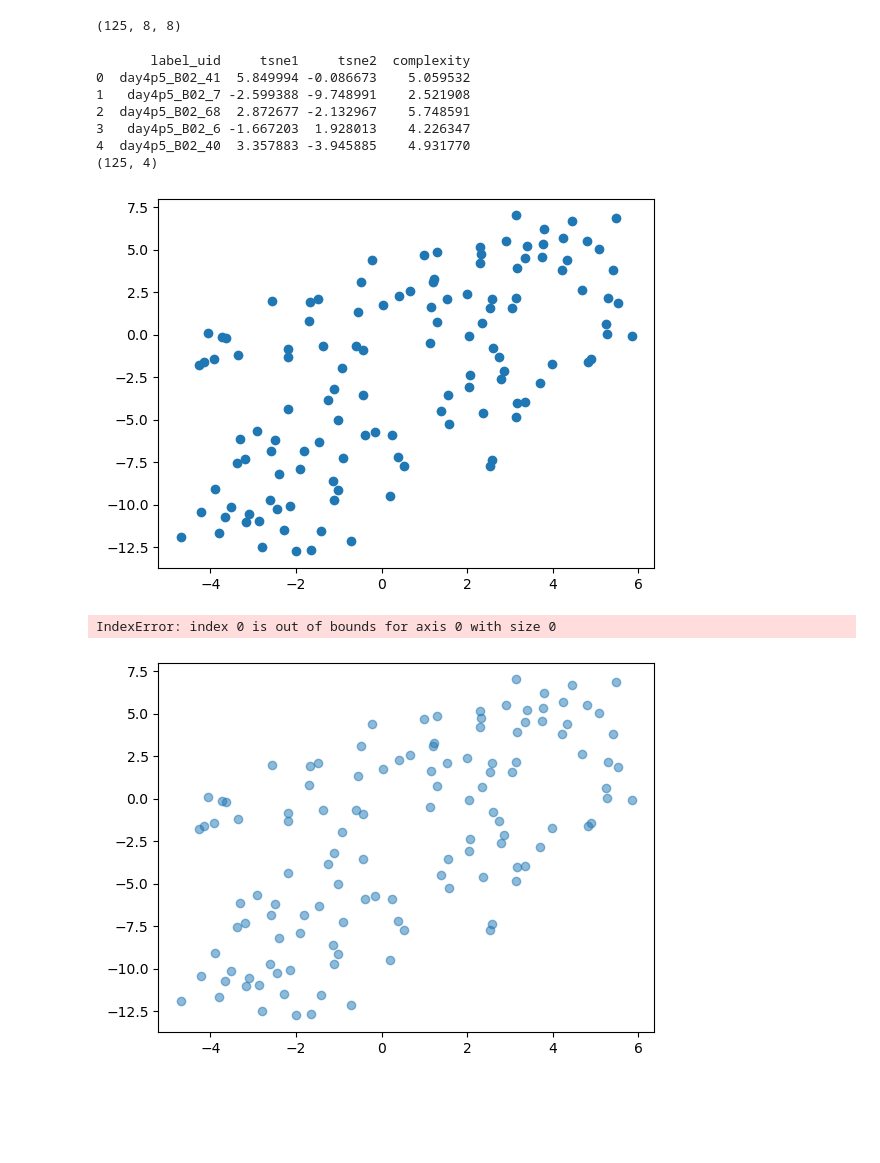
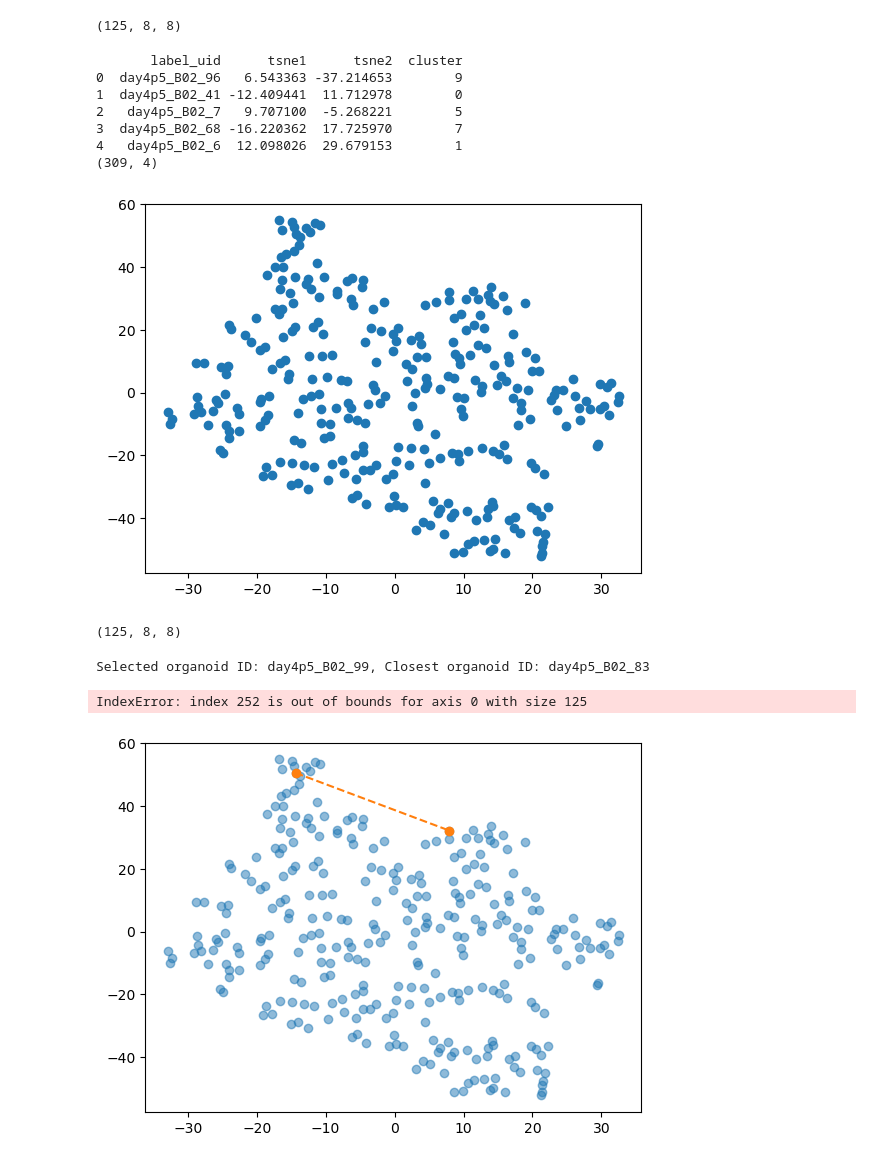
Before and after one commit to Irene-Li/SphericalHarmonics, a Jupyter notebook: inspect_ids.ipynb, the cells around one changed output. Saved outputs shown, nothing was run; the diff lists cells and outputs as text; code cells hidden in the pictures; blank space fills up the shorter version.

```diff
--- a/inspect_ids.ipynb
+++ b/inspect_ids.ipynb
@@ -42,21 +42,22 @@ print(spectrums.shape)
 # %% [output]
 (125, 8, 8)
 # %%
-dim_red_results = pd.read_csv(f'{path}/tsne_results_raw_value.csv')
+# dim_red_results = pd.read_csv(f'{path}/tsne_results_raw_value.csv')
+dim_red_results = pd.read_csv(f'{path}/diffusionnet_tsne_results.csv')
 print(dim_red_results.head())
 print(dim_red_results.shape)
 
 plt.plot(dim_red_results['tsne1'], dim_red_results['tsne2'], 'o')
 plt.show()
 # %% [output]
-       label_uid     tsne1     tsne2  complexity
-0  day4p5_B02_41  5.849994 -0.086673    5.059532
-1   day4p5_B02_7 -2.599388 -9.748991    2.521908
-2  day4p5_B02_68  2.872677 -2.132967    5.748591
-3   day4p5_B02_6 -1.667203  1.928013    4.226347
-4  day4p5_B02_40  3.357883 -3.945885    4.931770
-(125, 4)
+       label_uid      tsne1      tsne2  cluster
+0  day4p5_B02_96   6.543363 -37.214653        9
+1  day4p5_B02_41 -12.409441  11.712978        0
+2   day4p5_B02_7   9.707100  -5.268221        5
+3  day4p5_B02_68 -16.220362  17.725970        7
+4   day4p5_B02_6  12.098026  29.679153        1
+(309, 4)
-[figure, old version]
+[figure, new version]
 # %%
 # randomly select organoids of high complexities
 high_complexity_df = dim_red_results[dim_red_results['complexity'] > 5.5]
@@ -69,6 +70,11 @@ list_of_ids = ['day4p5_B05_70', 'day4p5_B04_42']
+# %%
+print(spectrums.shape)
+# %% [output]
+(125, 8, 8)
 # %%
 closest_ids = []
-weights = np.sqrt(np.array([2, 2, 1, 0.1, 1, 2, 0.1, 2]))
+# weights = np.sqrt(np.array([2, 2, 1, 0.1, 1, 2, 0.1, 2]))
+weights = np.ones_like(spectrums[1])
 ks = np.ones(spectrums.shape[1])
 
 plt.plot(dim_red_results['tsne1'], dim_red_results['tsne2'], 'o', alpha=0.5)
@@ -89,8 +95,9 @@ for i in list_of_ids:
 plt.legend(bbox_to_anchor=(1.05, 1), loc='upper left', fontsize=12)
 plt.show()
 # %% [output]
-IndexError: index 0 is out of bounds for axis 0 with size 0
+Selected organoid ID: day4p5_B02_99, Closest organoid ID: day4p5_B02_83
+IndexError: index 252 is out of bounds for axis 0 with size 125
-[figure, old version]
+[figure, new version]
 # %%
 # list_of_ids = ['day4p5-more_C02_34', 'day4p5-more_C03_55']
 
```
Also changed, not shown: parts of 2 cells of this notebook, 40 other files.
